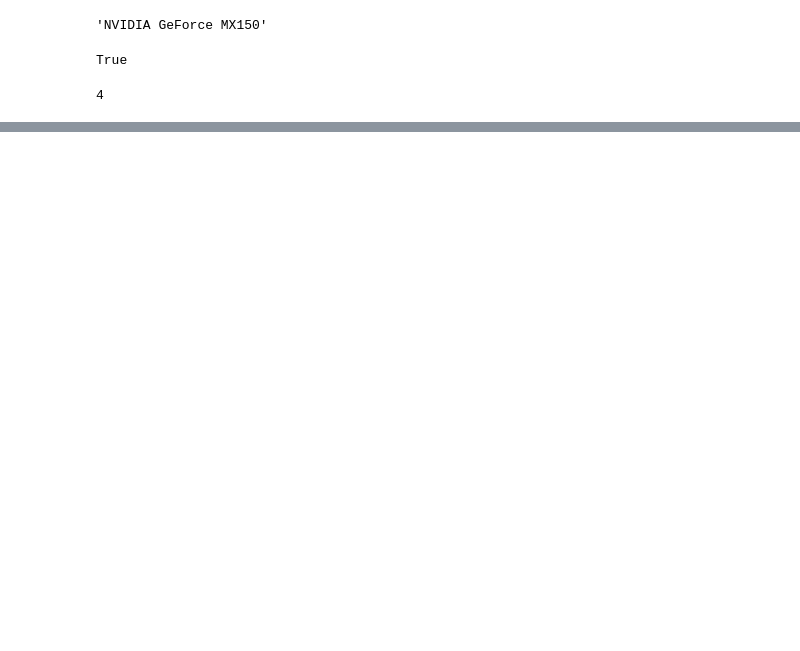
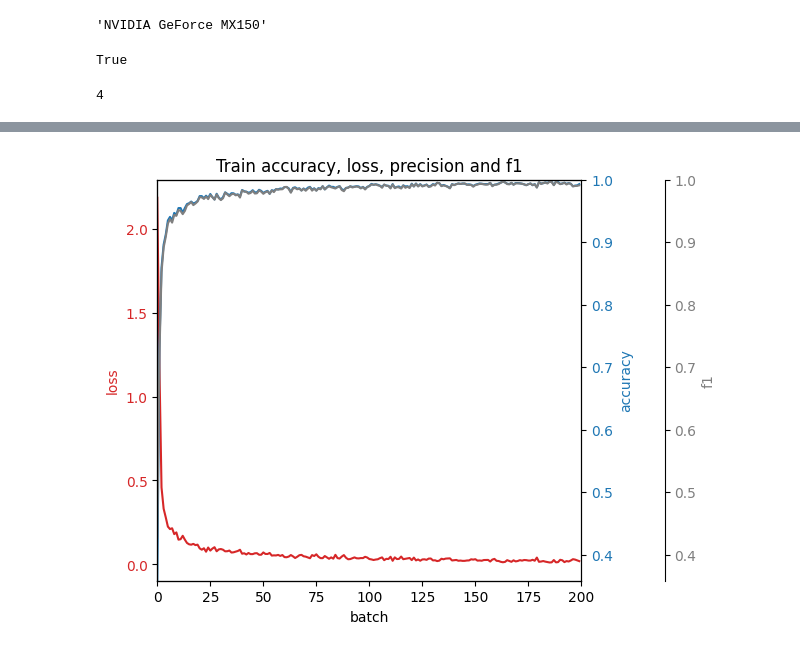
Before and after one commit to Ignatella/SEM-8-SSN, a Jupyter notebook: ssn-lab-02.ipynb, the cells around one changed output, grey strips where cells are left out. Drawn from its saved outputs; the diff is of its cells as text; code cells hidden in the pictures; blank space fills up the shorter version.

```diff
--- a/ssn-lab-02.ipynb
+++ b/ssn-lab-02.ipynb
@@ -109,6 +122,8 @@ class Net(nn.Module):
         x = F.relu(self.fc1(x))
         x = F.relu(self.fc2(x))
         x = self.fc3(x)
+        x = F.log_softmax(x, dim=1)
+        # return F.log_softmax(x, dim=1)
         return x
 # %%
 # train model
@@ -189,0 +190,31 @@ for epoch in range(epochs):
+# %%
+# test model
+
+from torchmetrics import classification as metrics
+
+def test(net, testloader, criterion, classnum):
+    testing_start = time.time()
+
+    accuracy = metrics.MulticlassAccuracy(num_classes=classnum, average='macro').cuda()
+    f1 = metrics.MulticlassF1Score(num_classes=classnum, average='macro').cuda()
+    total_loss = 0.0
+
+    with torch.no_grad():
+        net.eval()
+
+        for images, labels in testloader:
+
+            images = images.cuda()
+            labels = labels.cuda()
+
+            outputs = net(images)
+            loss = criterion(outputs, labels)
+
+            total_loss += loss.item()
+            accuracy.update(outputs, labels)
+            f1.update(outputs, labels)
+
+
+    testing_end = time.time()
+
+    return total_loss / len(testloader), accuracy.compute().item(), f1.compute().item(), testing_end - testing_start
@@ -189,0 +323,10 @@ for epoch in range(epochs):
+# %%
+net = Net().cuda()
+trainloader = torch.utils.data.DataLoader(trainset, batch_size=124, shuffle=True)
+criterion = nn.CrossEntropyLoss()
+optimizer = optim.Adam(net.parameters(), lr=0.001)
+
+baseline_model = Model('baseline-model', net, trainloader, criterion, optimizer)
+baseline_model.train_and_test()
+
+baseline_model.show_table()
@@ -189,0 +351,4 @@ for epoch in range(epochs):
+# %%
+baseline_model.plot()
+# %% [output]
+[figure, added]
```
Also changed, not shown: parts of 25 cells of this notebook, 4 other files.
